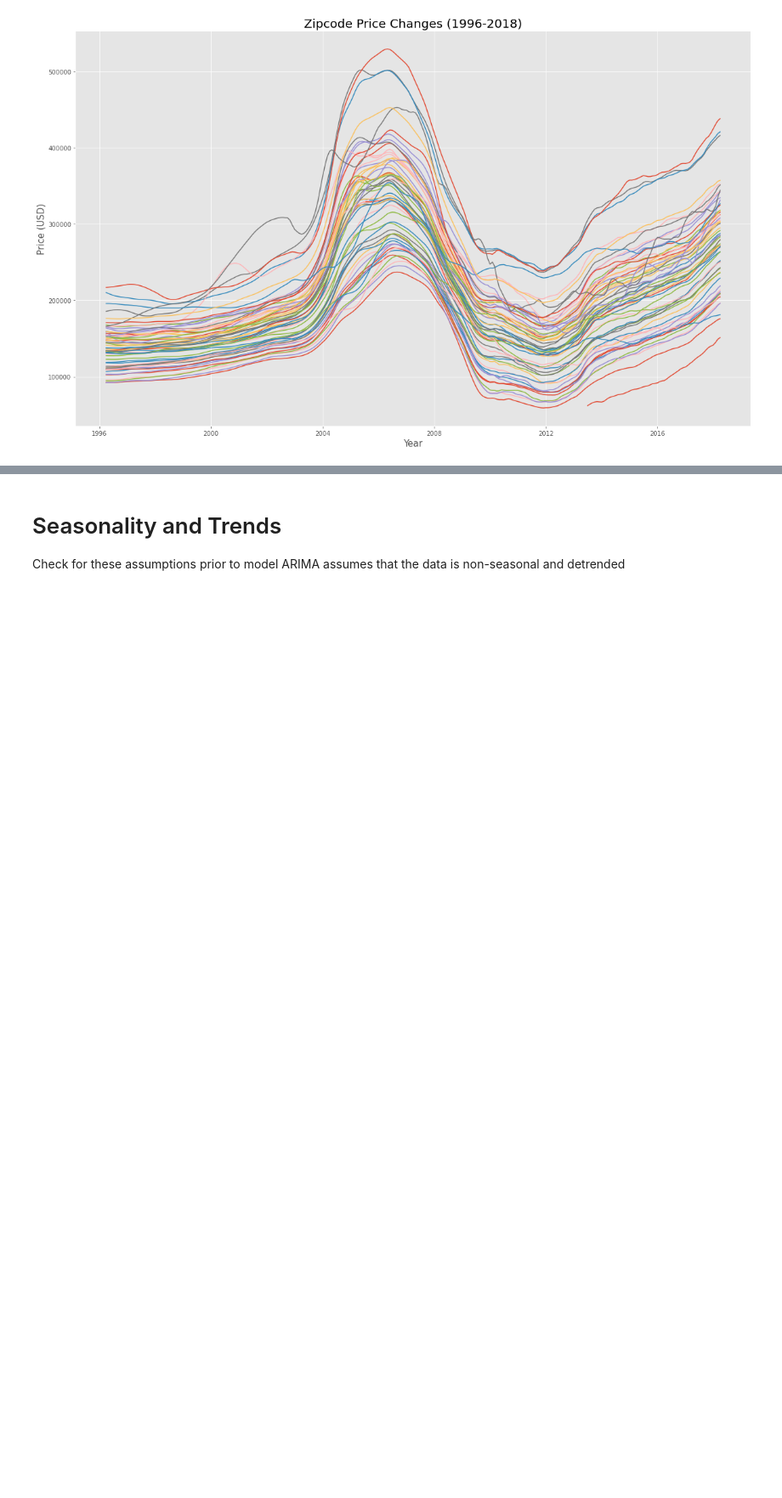
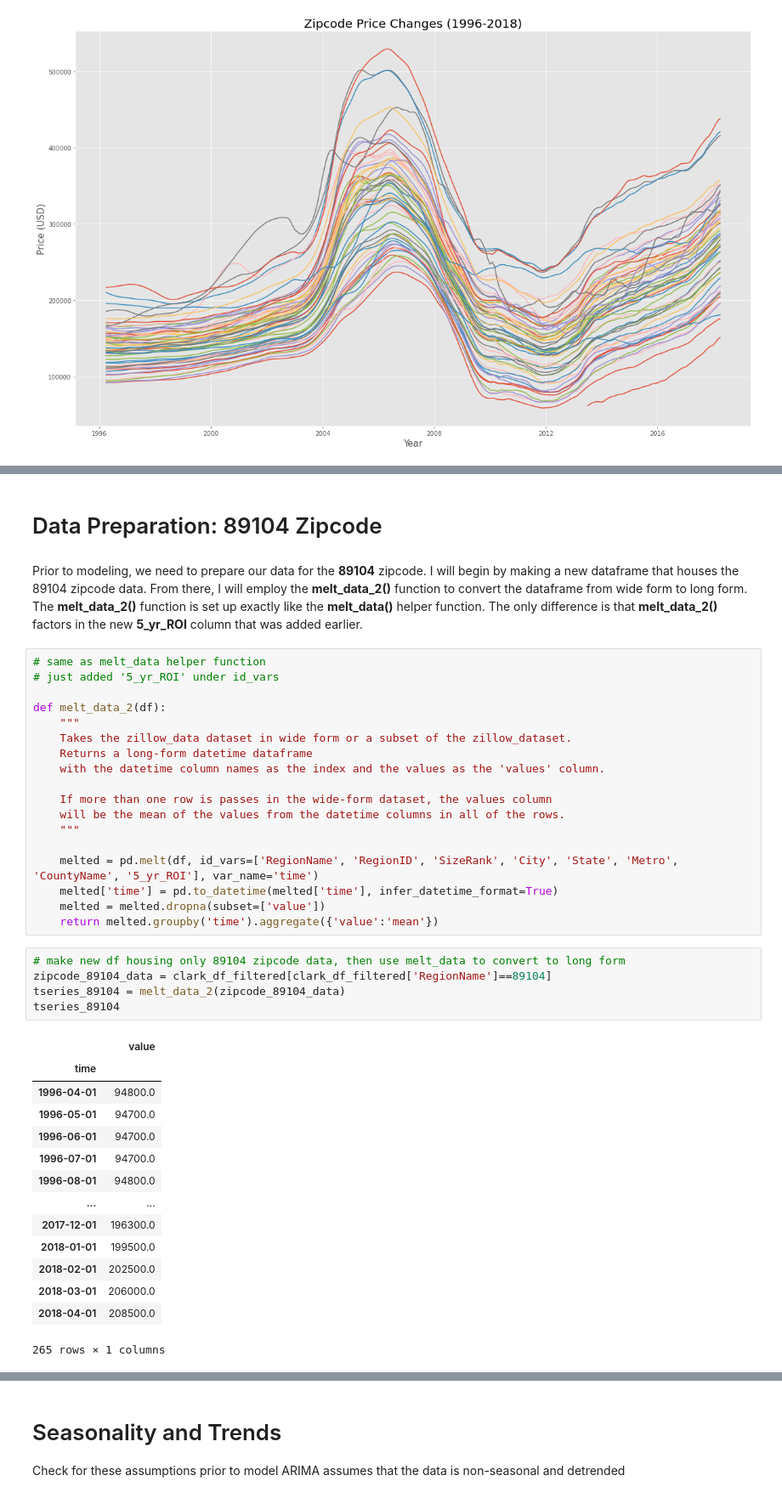
Before and after one commit to jbenedito99/Zipcode-Time-Series-Modeling, a Jupyter notebook: time-series/notebook.ipynb, the cells around one changed output, grey strips where cells are left out. Shown at 85% size. Saved outputs shown, nothing was run; the diff lists cells and outputs as text; blank space fills up the shorter version.

```diff
--- a/time-series/notebook.ipynb
+++ b/time-series/notebook.ipynb
@@ -237,0 +256,42 @@ ax.set_title('Avg % Return on Investment',fontsize='40');
+# %% [markdown]
+# Data Preparation: 89104 Zipcode
+# %% [markdown]
+Prior to modeling, we need to prepare our data for the <b>89104</b> zipcode. I will begin by making a new dataframe that houses the 89104 zipcode data. From there, I will employ the <b>melt_data_2()</b> function to convert the dataframe from wide form to long form. The <b>melt_data_2()</b> function is set up exactly like the <b>melt_data()</b> helper function. The only difference is that <b>melt_data_2()</b> factors in the new <b>5_yr_ROI</b> column that was added earlier.
+# %%
+# same as melt_data helper function
+# just added '5_yr_ROI' under id_vars
+
+def melt_data_2(df):
+    """
+    Takes the zillow_data dataset in wide form or a subset of the zillow_dataset.
+    Returns a long-form datetime dataframe
+    with the datetime column names as the index and the values as the 'values' column.
+
+    If more than one row is passes in the wide-form dataset, the values column
+    will be the mean of the values from the datetime columns in all of the rows.
+    """
+
+    melted = pd.melt(df, id_vars=['RegionName', 'RegionID', 'SizeRank', 'City', 'State', 'Metro', 'CountyName', '5_yr_ROI'], var_name='time')
+    melted['time'] = pd.to_datetime(melted['time'], infer_datetime_format=True)
+    melted = melted.dropna(subset=['value'])
+    return melted.groupby('time').aggregate({'value':'mean'})
+# %%
+# make new df housing only 89104 zipcode data, then use melt_data to convert to long form
+zipcode_89104_data = clark_df_filtered[clark_df_filtered['RegionName']==89104]
+tseries_89104 = melt_data_2(zipcode_89104_data)
+tseries_89104
+# %% [output]
+|  | value |
+| time |  |
+| 1996-04-01 | 94800.0 |
+| 1996-05-01 | 94700.0 |
+| 1996-06-01 | 94700.0 |
+| 1996-07-01 | 94700.0 |
+| 1996-08-01 | 94800.0 |
+| ... | ... |
+| 2017-12-01 | 196300.0 |
+| 2018-01-01 | 199500.0 |
+| 2018-02-01 | 202500.0 |
+| 2018-03-01 | 206000.0 |
+| 2018-04-01 | 208500.0 |
+265 rows × 1 columns
```
Also changed, not shown: parts of 10 cells of this notebook.
